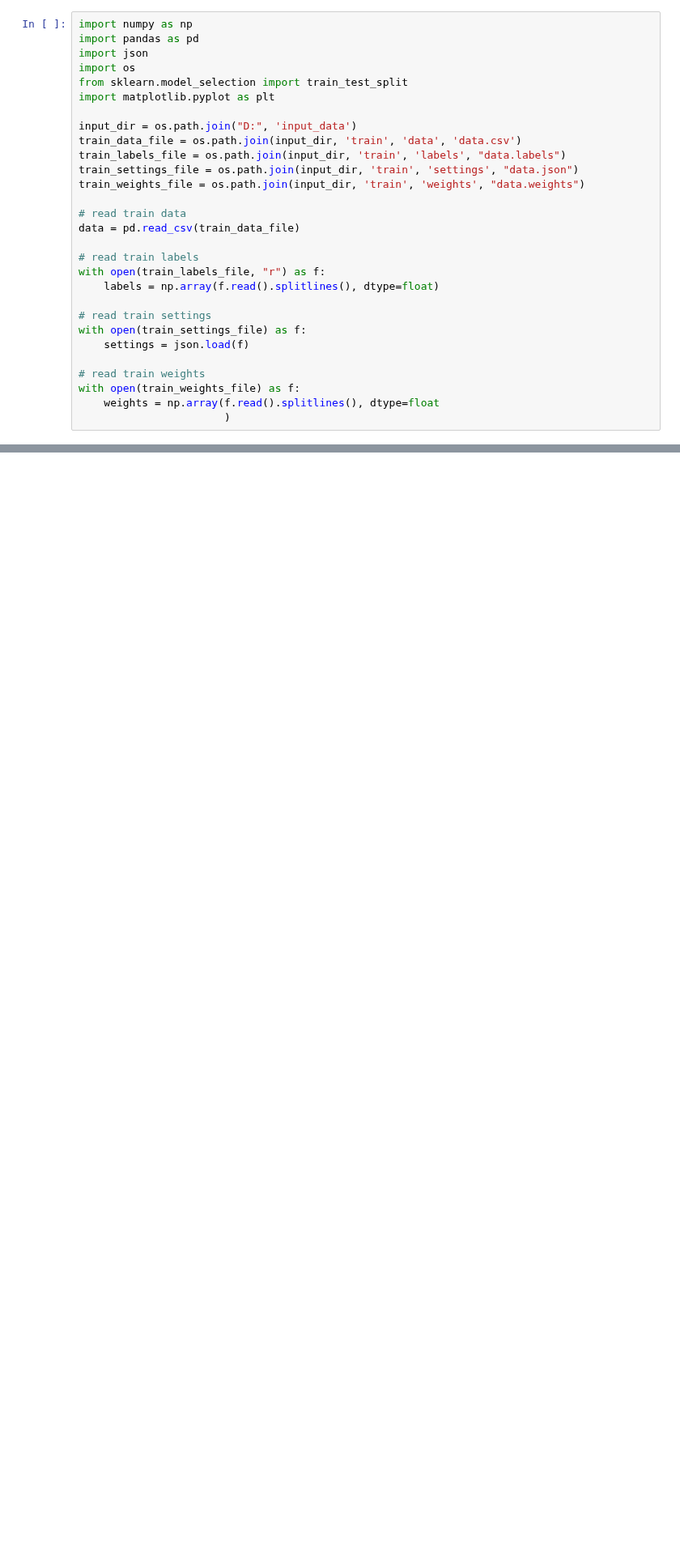
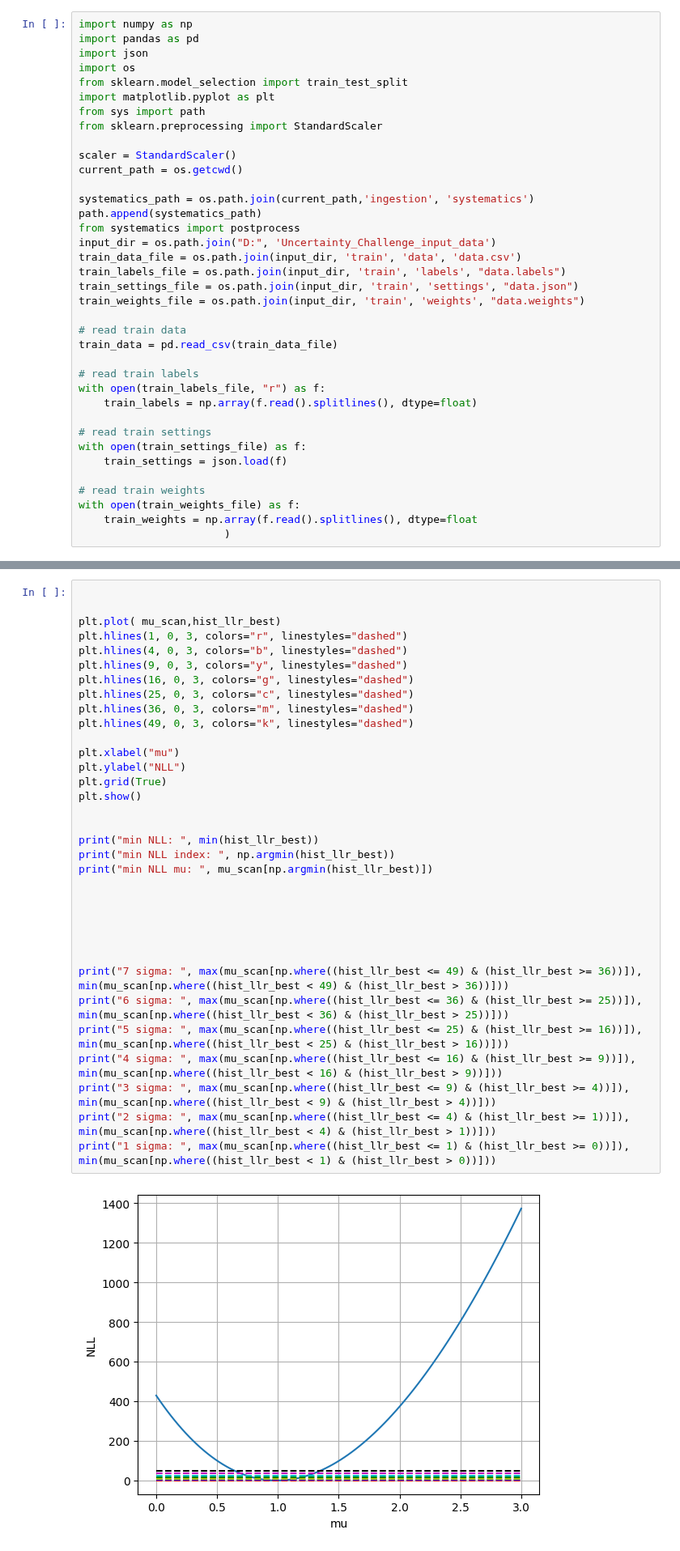
Before and after one commit to ihsaan-ullah/fair-universe, a Jupyter notebook: Competition_Bundles/HEP/sample_code_submission/test_nll.ipynb, the cells around one changed output, grey strips where cells are left out. Shown at 81% size. Saved outputs shown, nothing was run; the diff lists cells and outputs as text; blank space fills up the shorter version.

```diff
--- a/Competition_Bundles/HEP/sample_code_submission/test_nll.ipynb
+++ b/Competition_Bundles/HEP/sample_code_submission/test_nll.ipynb
@@ -5,25 +5,33 @@ import json
 import os
 from sklearn.model_selection import train_test_split
 import matplotlib.pyplot as plt
+from sys import path
+from sklearn.preprocessing import StandardScaler
 
-input_dir = os.path.join("D:", 'input_data')
+scaler = StandardScaler()
+current_path = os.getcwd()
+
+systematics_path = os.path.join(current_path,'ingestion', 'systematics')
+path.append(systematics_path)
+from systematics import postprocess
+input_dir = os.path.join("D:", 'Uncertainty_Challenge_input_data')
 train_data_file = os.path.join(input_dir, 'train', 'data', 'data.csv')
 train_labels_file = os.path.join(input_dir, 'train', 'labels', "data.labels")
 train_settings_file = os.path.join(input_dir, 'train', 'settings', "data.json")
 train_weights_file = os.path.join(input_dir, 'train', 'weights', "data.weights")
 
 # read train data
-data = pd.read_csv(train_data_file)
+train_data = pd.read_csv(train_data_file)
 
 # read train labels
 with open(train_labels_file, "r") as f:
-    labels = np.array(f.read().splitlines(), dtype=float)
+    train_labels = np.array(f.read().splitlines(), dtype=float)
 
 # read train settings
 with open(train_settings_file) as f:
-    settings = json.load(f)
+    train_settings = json.load(f)
 
 # read train weights
 with open(train_weights_file) as f:
-    weights = np.array(f.read().splitlines(), dtype=float
+    train_weights = np.array(f.read().splitlines(), dtype=float
                        )
@@ -120,0 +197,36 @@ min NLL mu:  0.9795918367346939
+# %%
+
+
+plt.plot( mu_scan,hist_llr_best)
+plt.hlines(1, 0, 3, colors="r", linestyles="dashed")
+plt.hlines(4, 0, 3, colors="b", linestyles="dashed")
+plt.hlines(9, 0, 3, colors="y", linestyles="dashed")
+plt.hlines(16, 0, 3, colors="g", linestyles="dashed")
+plt.hlines(25, 0, 3, colors="c", linestyles="dashed")
+plt.hlines(36, 0, 3, colors="m", linestyles="dashed")
+plt.hlines(49, 0, 3, colors="k", linestyles="dashed")
+
+plt.xlabel("mu")
+plt.ylabel("NLL")
+plt.grid(True)
+plt.show()
+
+
+print("min NLL: ", min(hist_llr_best))
+print("min NLL index: ", np.argmin(hist_llr_best))
+print("min NLL mu: ", mu_scan[np.argmin(hist_llr_best)])
+
+
+
+
+
+
+print("7 sigma: ", max(mu_scan[np.where((hist_llr_best <= 49) & (hist_llr_best >= 36))]), min(mu_scan[np.where((hist_llr_best < 49) & (hist_llr_best > 36))]))
+print("6 sigma: ", max(mu_scan[np.where((hist_llr_best <= 36) & (hist_llr_best >= 25))]), min(mu_scan[np.where((hist_llr_best < 36) & (hist_llr_best > 25))]))
+print("5 sigma: ", max(mu_scan[np.where((hist_llr_best <= 25) & (hist_llr_best >= 16))]), min(mu_scan[np.where((hist_llr_best < 25) & (hist_llr_best > 16))]))
+print("4 sigma: ", max(mu_scan[np.where((hist_llr_best <= 16) & (hist_llr_best >= 9))]), min(mu_scan[np.where((hist_llr_best < 16) & (hist_llr_best > 9))]))
+print("3 sigma: ", max(mu_scan[np.where((hist_llr_best <= 9) & (hist_llr_best >= 4))]), min(mu_scan[np.where((hist_llr_best < 9) & (hist_llr_best > 4))]))
+print("2 sigma: ", max(mu_scan[np.where((hist_llr_best <= 4) & (hist_llr_best >= 1))]), min(mu_scan[np.where((hist_llr_best < 4) & (hist_llr_best > 1))]))
+print("1 sigma: ", max(mu_scan[np.where((hist_llr_best <= 1) & (hist_llr_best >= 0))]), min(mu_scan[np.where((hist_llr_best < 1) & (hist_llr_best > 0))]))
+# %% [output]
+[figure, added]
```
Also changed, not shown: parts of 5 cells of this notebook.
